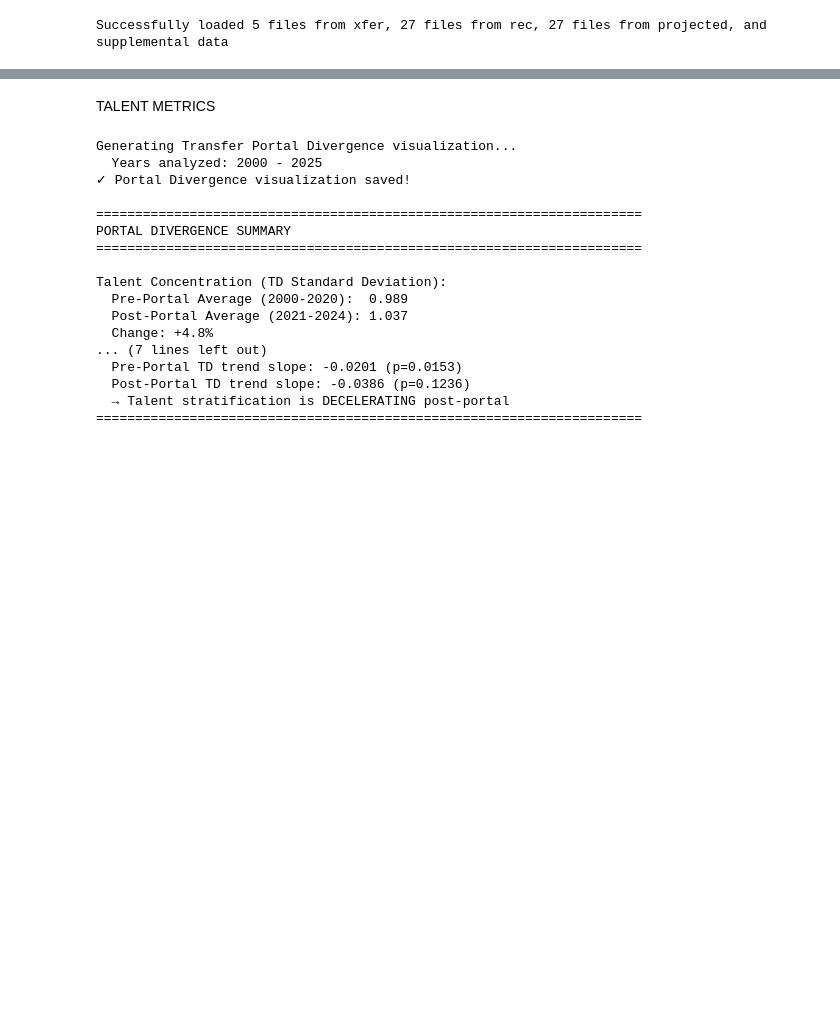
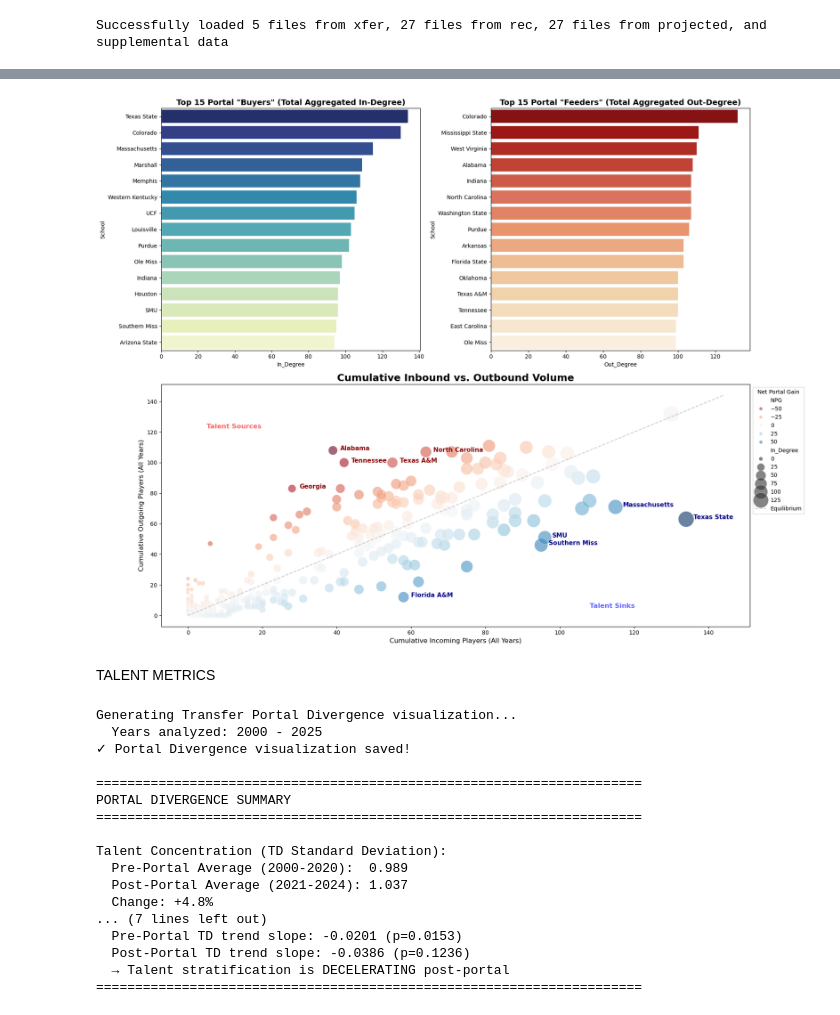
Before and after one commit to caleb-chandler/cfb-player-acquisition-network, a Jupyter notebook: analysis.ipynb, the cells around one changed output, grey strips where cells are left out. Drawn from its saved outputs; the diff is of its cells as text; code cells hidden in the pictures; blank space fills up the shorter version.

```diff
--- a/analysis.ipynb
+++ b/analysis.ipynb
@@ -150,0 +454,98 @@ rec_summary.to_csv(r".\data\analysis\rec\rec_summary_stats.csv", index=False)
+# %%
+# STANDALONE IN/OUT DEG
+
+import pandas as pd
+import matplotlib.pyplot as plt
+import seaborn as sns
+import networkx as nx
+
+# 1. AGGREGATE DATA ACROSS ALL YEARS
+# We use the weighted degrees to count total players, not just school connections
+agg_data = {}
+
+for name, G_unweighted in xferfiles.items():
+    # Convert to weighted DiGraph
+    G = nx.DiGraph()
+    for u, v, data in G_unweighted.edges(data=True):
+        if G.has_edge(u, v):
+            G[u][v]['weight'] += 1
+        else:
+            G.add_edge(u, v, weight=1)
+
+    # Record metrics for each school in this year
+    for node in G.nodes():
+        # Using weight='weight' ensures we count every player transfer
+        in_val = G.in_degree(node, weight='weight')
+        out_val = G.out_degree(node, weight='weight')
+
+        if node not in agg_data:
+            agg_data[node] = {'In_Degree': 0, 'Out_Degree': 0}
+
+        agg_data[node]['In_Degree'] += in_val
+        agg_data[node]['Out_Degree'] += out_val
+
+# Convert dictionary to DataFrame for plotting
+df_agg = pd.DataFrame.from_dict(agg_data, orient='index').reset_index()
+df_agg.columns = ['School', 'In_Degree', 'Out_Degree']
+df_agg['NPG'] = df_agg['In_Degree'] - df_agg['Out_Degree']
+
+# Identify the 5 biggest Sinks (Net Gain) and 5 biggest Sources (Net Loss)
+top_sinks = df_agg.nlargest(5, 'NPG')
+top_sources = df_agg.nsmallest(5, 'NPG')
+
+# 2. VISUALIZE
+fig = plt.figure(figsize=(18, 14))
+gs = fig.add_gridspec(2, 2)
+
+# Chart A: Top 15 Portal Buyers
+ax1 = fig.add_subplot(gs[0, 0])
+top_in = df_agg.sort_values('In_Degree', ascending=False).head(15)
+sns.barplot(x='In_Degree', y='School', data=top_in, palette='YlGnBu_r', ax=ax1)
+ax1.set_title('Top 15 Portal "Buyers" (Total Aggregated In-Degree)', fontweight='bold', fontsize=14)
+
+# Chart B: Top 15 Portal Feeders
+ax2 = fig.add_subplot(gs[0, 1])
+top_out = df_agg.sort_values('Out_Degree', ascending=False).head(15)
+sns.barplot(x='Out_Degree', y='School', data=top_out, palette='OrRd_r', ax=ax2)
+ax2.set_title('Top 15 Portal "Feeders" (Total Aggregated Out-Degree)', fontweight='bold', fontsize=14)
+
+# Chart C: The Portal Strategy Matrix (The "Grand Funnel")
+ax3 = fig.add_subplot(gs[1, :])
+sns.scatterplot(
+    data=df_agg,
+    x='In_Degree',
+    y='Out_Degree',
+    size='In_Degree',
+    hue='NPG',
+    palette='RdBu',
+    sizes=(50, 800),
+    alpha=0.6,
+    ax=ax3
+)
+
+# Add Equilibrium Line (Where In = Out)
+max_val = max(df_agg['In_Degree'].max(), df_agg['Out_Degree'].max()) + 10
+ax3.plot([0, max_val], [0, max_val], '--', color='gray', alpha=0.4, label='Equilibrium')
+
+# LABELING THE TOP 5 SINKS AND SOURCES
+# We add labels with a small offset to the right (+2)
+for _, row in top_sinks.iterrows():
+    ax3.text(row['In_Degree'] + 2, row['Out_Degree'], row['School'],
+             fontsize=11, fontweight='bold', color='darkblue')
+
+for _, row in top_sources.iterrows():
+    ax3.text(row['In_Degree'] + 2, row['Out_Degree'], row['School'],
+             fontsize=11, fontweight='bold', color='darkred')
+
+# Annotate Quadrants
+ax3.text(max_val*0.75, 5, 'Talent Sinks', fontsize=12, alpha=0.6, color='blue', fontweight='bold')
+ax3.text(5, max_val*0.85, 'Talent Sources', fontsize=12, alpha=0.6, color='red', fontweight='bold')
+
+ax3.set_title('Cumulative Inbound vs. Outbound Volume', fontsize=18, fontweight='bold')
+ax3.set_xlabel('Cumulative Incoming Players (All Years)', fontsize=12)
+ax3.set_ylabel('Cumulative Outgoing Players (All Years)', fontsize=12)
+ax3.legend(title='Net Portal Gain', loc='upper left', bbox_to_anchor=(1, 1))
+
+plt.tight_layout()
+plt.savefig(r".\imgs\xfer\graphs\cumulative_portal_matrix.png", bbox_inches='tight')
+# %% [output]
@@ -150,0 +559 @@ rec_summary.to_csv(r".\data\analysis\rec\rec_summary_stats.csv", index=False)
+[figure, added]
```
Also changed, not shown: parts of 6 cells of this notebook, 10 other files.
